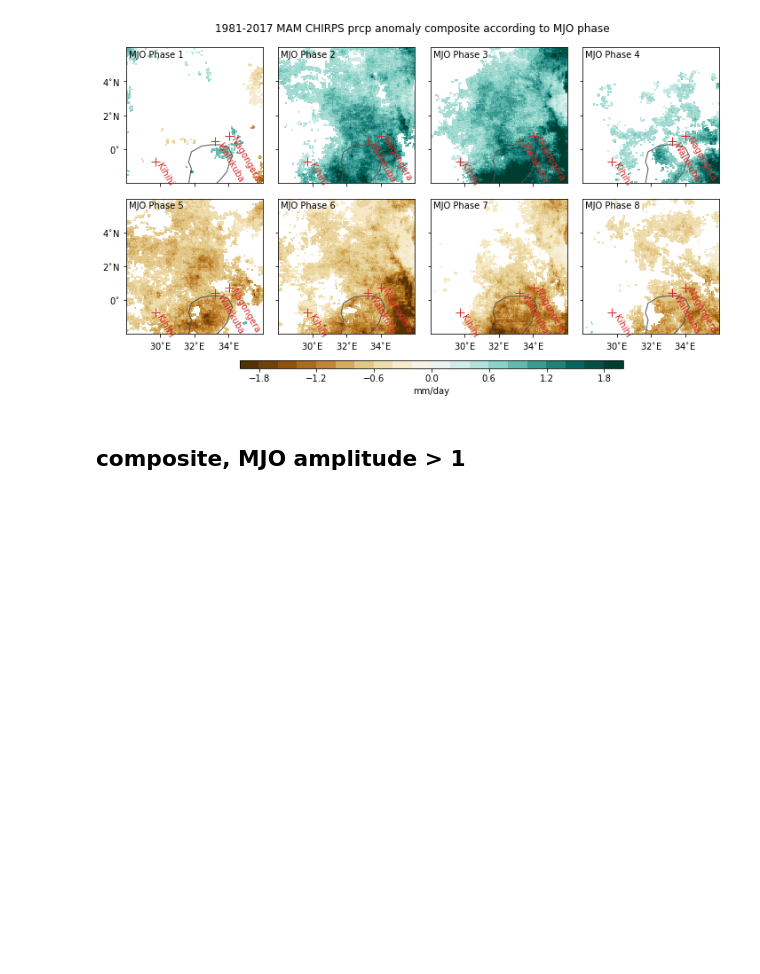
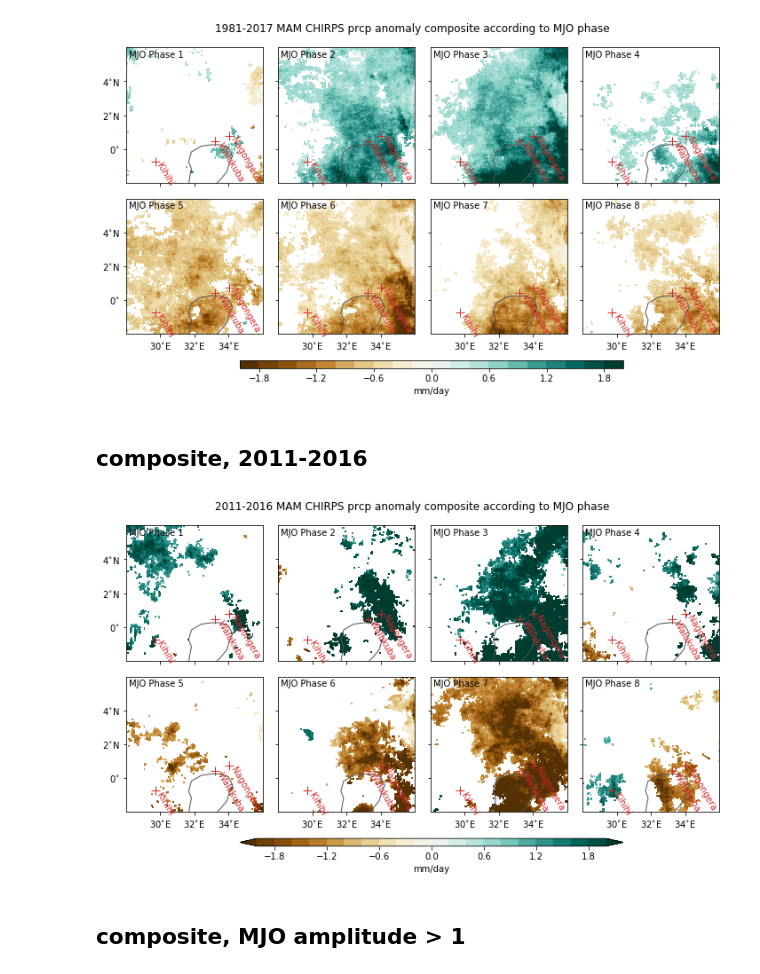
Before and after one commit to wy2136/climate_and_disease, a Jupyter notebook: MJO_and_vector/rainfall_composite.ipynb, the cells around one changed output. Cells and saved outputs as stored; diff of their text form; code cells hidden in the pictures; blank space fills up the shorter version.

Commit message:
composite over the shorter period of 2011-2016

```diff
--- a/MJO_and_vector/rainfall_composite.ipynb
+++ b/MJO_and_vector/rainfall_composite.ipynb
@@ -107,6 +107,54 @@ plt.colorbar(im, cax=ax, orientation='horizontal', label='mm/day')
 plt.tight_layout(rect=(0,.1,1,.95))
 # %% [output]
 [figure]
+# %% [markdown]
+## composite, 2011-2016
+# %%
+# data: prcp composite for differnet MJO phases
+das = dict()
+pvalues = dict()
+da = precip
+season_clim = da.sel(time=yearseason).mean('time')
+years_shorter = ('2011', '2016')
+for i in range(1, 9):
+    t = mjo.sel(time=yearseason).sel(time=slice(*years_shorter)).phase.pipe(lambda x: x[x==i]).time
+    das[i] = da.sel(time=t) - season_clim
+    tt, pvalues[i] = ttest_1samp(das[i], 0)
+# %%
+# fig: prcp composite of MJO phase
+fig, axes = plt.subplots(2,4, sharex=True, sharey=True, figsize=(10,6))
+for i,ax in enumerate(axes.flat, start=1):
+    plt.sca(ax)
+    im = das[i].mean('time')  \
+        .where(pvalues[i]<.05) \
+        .plot(cmap='BrBG',
+        robust=True,
+        levels=np.arange(-2,2.1,.2),
+        add_colorbar=False)
+    mapplot(lon=das[i].lon, lat=das[i].lat)
+    for site in sites:
+        plt.plot(site[2], site[1], marker='+', markersize=10, color='C3')
+        plt.text(site[2], site[1], site[0],
+             ha='left', va='top', color='C3', rotation=-60)
+
+    plt.text(.02, .98, f'MJO Phase {i}', ha='left', va='top', transform=ax.transAxes)
+
+    plt.xlabel('')
+    plt.ylabel('')
+
+
+plt.sca(axes[1,0])
+yticks2lat(range(0,6,2))
+xticks2lon(range(30,36,2))
+
+plt.suptitle(f'{years_shorter[0]}-{years_shorter[1]} {season} CHIRPS prcp anomaly composite according to MJO phase')
+
+ax = fig.add_axes((.23,.08,.6,.02))
+plt.colorbar(im, cax=ax, orientation='horizontal', label='mm/day')
+
+plt.tight_layout(rect=(0,.1,1,.95))
+# %% [output]
+[figure, added]
 # %% [markdown]
 ## composite, MJO amplitude > 1
 # %%
```
